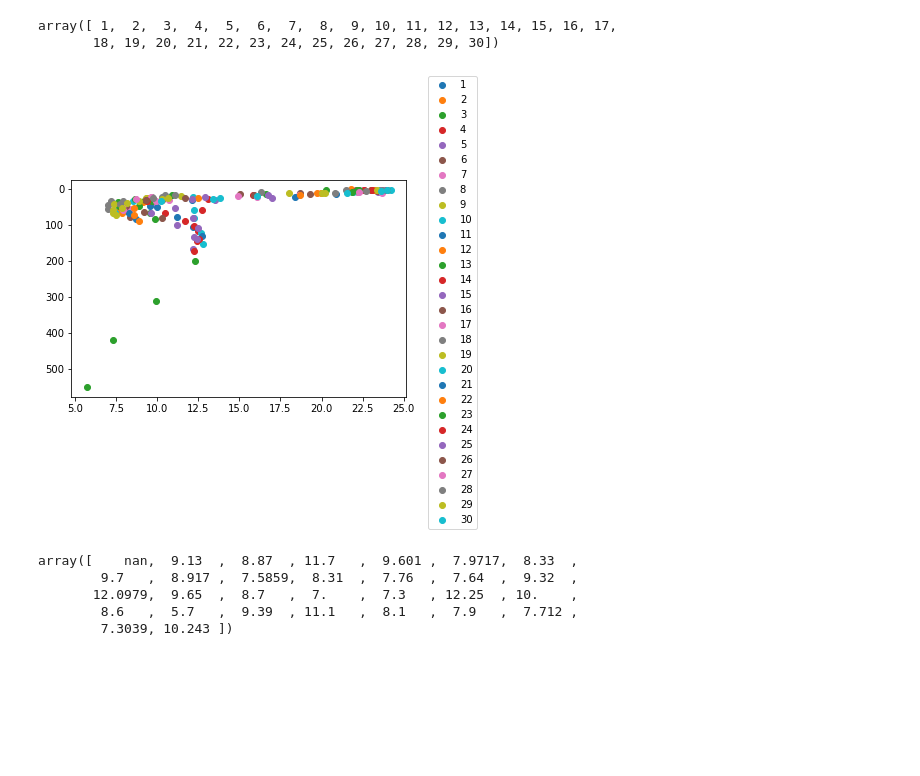
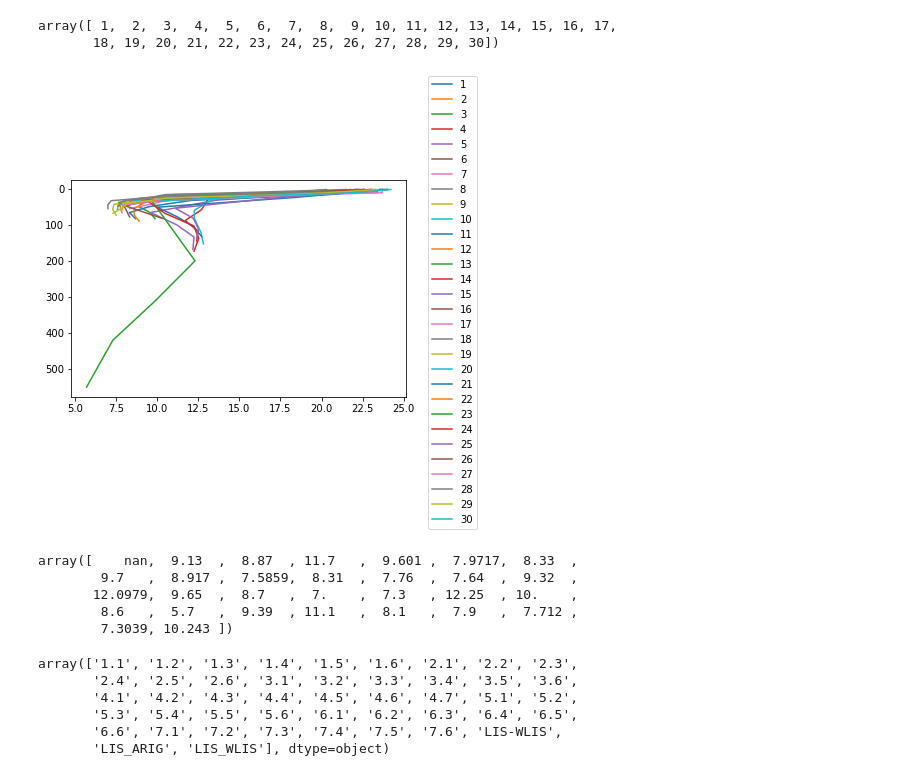
Before and after one commit to lagruenburg/cold_pool, a Jupyter notebook: Cold Pool Explore Data.ipynb, the cells around one changed output. Cells and saved outputs as stored; diff of their text form; code cells hidden in the pictures; blank space fills up the shorter version.

Commit message:
Seawold d10 plot added

```diff
--- a/Cold Pool Explore Data.ipynb
+++ b/Cold Pool Explore Data.ipynb
@@ -83,13 +76,13 @@ array([ 1,  2,  3,  4,  5,  6,  7,  8,  9, 10, 11, 12, 13, 14, 15, 16, 17,
 # %%
 x=np.empty(30)
 for i in CTD2018['Cast'].unique():
     ctd = CTD2018[CTD['Cast'] == i]
-    plt.scatter(ctd['Temp'],ctd['Depth'])
+    plt.plot(ctd['Temp'],ctd['Depth'])
 
 plt.legend(CTD2018['Cast'].unique(),bbox_to_anchor=(1.05, 1.5), loc='upper left')
 plt.gca().invert_yaxis()
 # %% [output]
-[figure, old version]
+[figure, new version]
 # %%
 # find the minimum temp of each cast
 castmin = np.empty(30)
@@ -105,3 +98,12 @@ array([    nan,  9.13  ,  8.87  , 11.7   ,  9.601 ,  7.9717,  8.33  ,
        12.0979,  9.65  ,  8.7   ,  7.    ,  7.3   , 12.25  , 10.    ,
         8.6   ,  5.7   ,  9.39  , 11.1   ,  8.1   ,  7.9   ,  7.712 ,
         7.3039, 10.243 ])
+# %%
+np.unique(CTD['Station'])
+# %% [output]
+array(['1.1', '1.2', '1.3', '1.4', '1.5', '1.6', '2.1', '2.2', '2.3',
+       '2.4', '2.5', '2.6', '3.1', '3.2', '3.3', '3.4', '3.5', '3.6',
+       '4.1', '4.2', '4.3', '4.4', '4.5', '4.6', '4.7', '5.1', '5.2',
+       '5.3', '5.4', '5.5', '5.6', '6.1', '6.2', '6.3', '6.4', '6.5',
+       '6.6', '7.1', '7.2', '7.3', '7.4', '7.5', '7.6', 'LIS-WLIS',
+       'LIS_ARIG', 'LIS_WLIS'], dtype=object)
```
Also changed, not shown: parts of 22 cells of this notebook.
